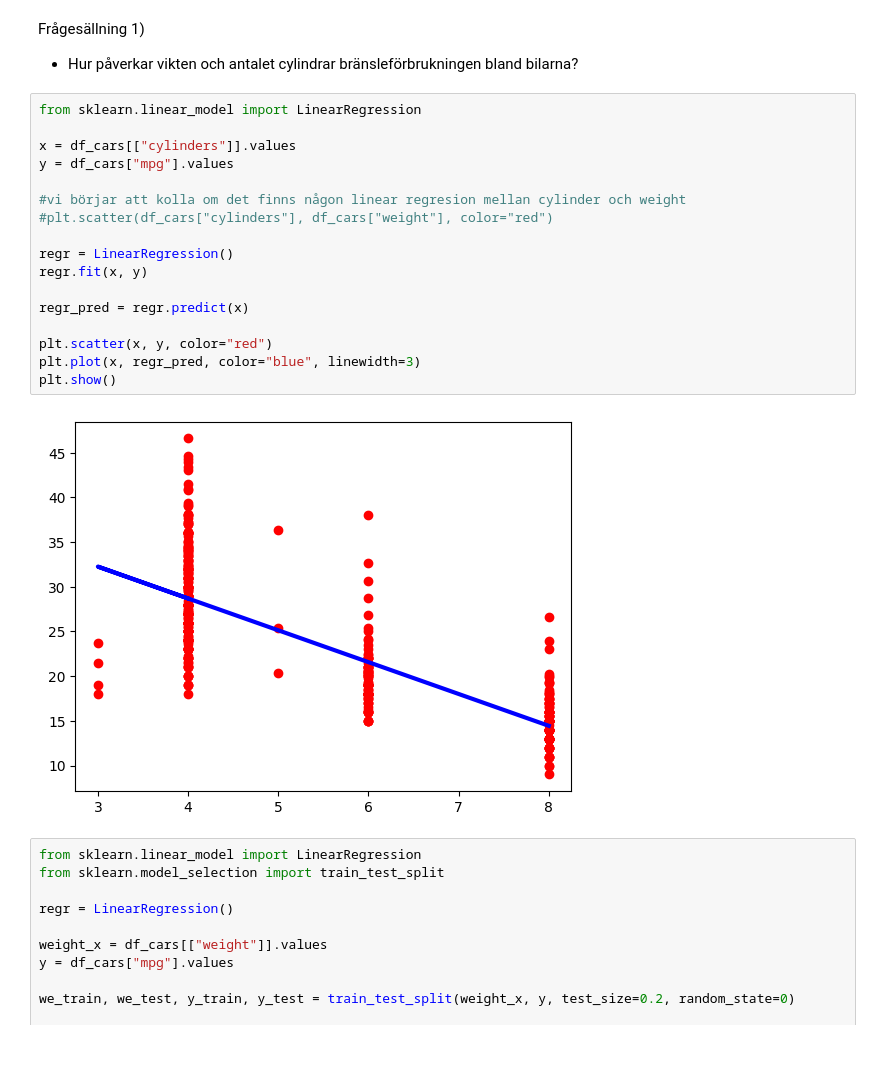
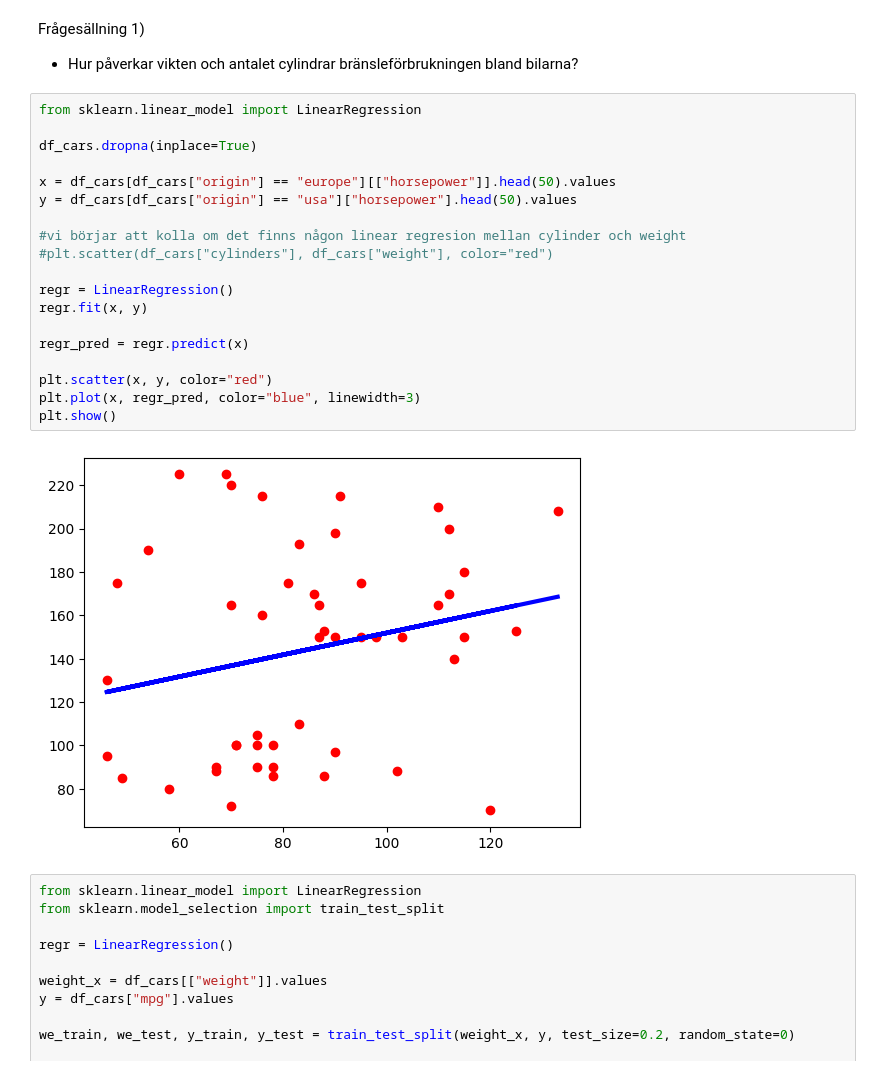
Before and after one commit to Canesp/Statistisk-Analys-Philip-de-Canesie, a Jupyter notebook: Inlämningsuppgift/main.ipynb, the cells around one changed output. Drawn from its saved outputs; the diff is of its cells as text.

```diff
--- a/Inlämningsuppgift/main.ipynb
+++ b/Inlämningsuppgift/main.ipynb
@@ -18,22 +18,24 @@ Frågesällning 1)
 # %%
 from sklearn.linear_model import LinearRegression
 
-x = df_cars[["cylinders"]].values
-y = df_cars["mpg"].values
+df_cars.dropna(inplace=True)
+
+x = df_cars[df_cars["origin"] == "europe"][["horsepower"]].head(50).values
+y = df_cars[df_cars["origin"] == "usa"]["horsepower"].head(50).values
 
 #vi börjar att kolla om det finns någon linear regresion mellan cylinder och weight
 #plt.scatter(df_cars["cylinders"], df_cars["weight"], color="red")
 
 regr = LinearRegression()
 regr.fit(x, y)
 
 regr_pred = regr.predict(x)
 
 plt.scatter(x, y, color="red")
 plt.plot(x, regr_pred, color="blue", linewidth=3)
 plt.show()
 # %% [output]
-[figure, old version]
+[figure, new version]
 # %%
 from sklearn.linear_model import LinearRegression
 from sklearn.model_selection import train_test_split
```
Also changed, not shown: 3 other files.
